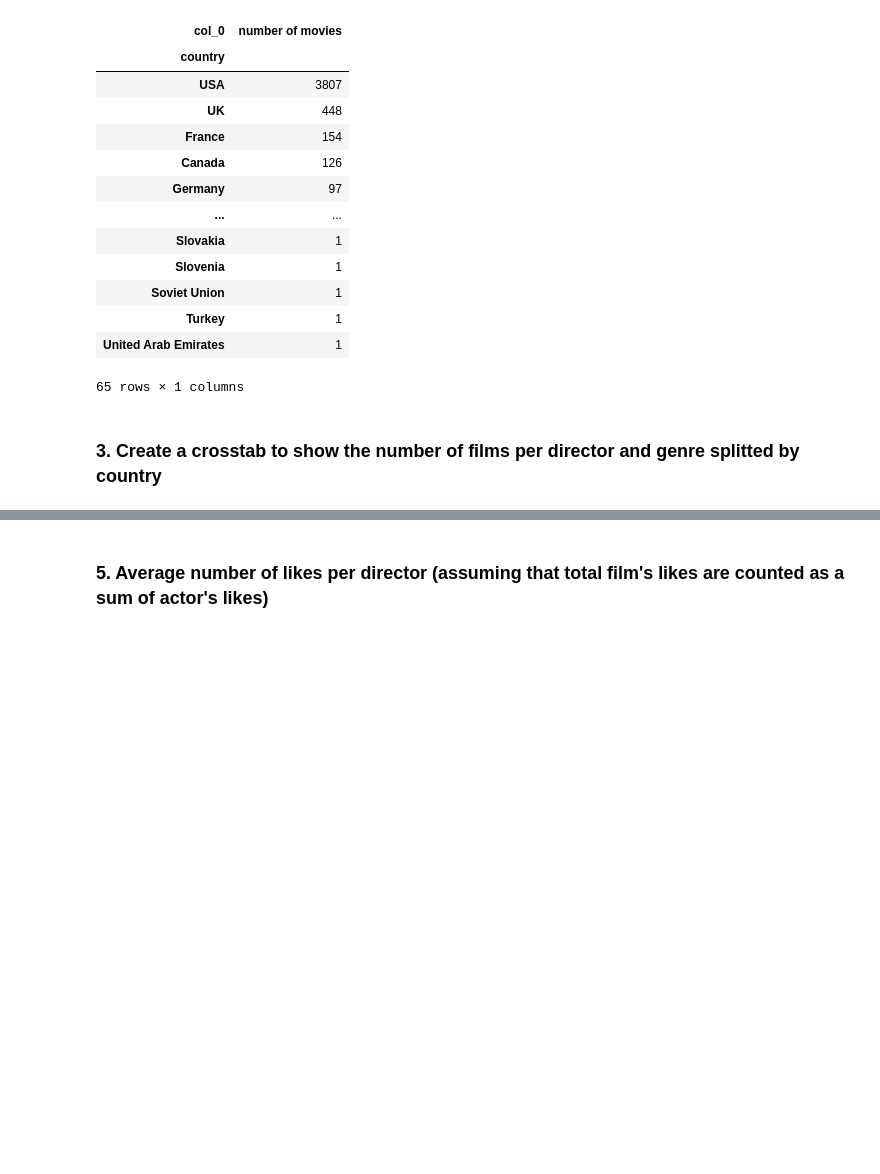
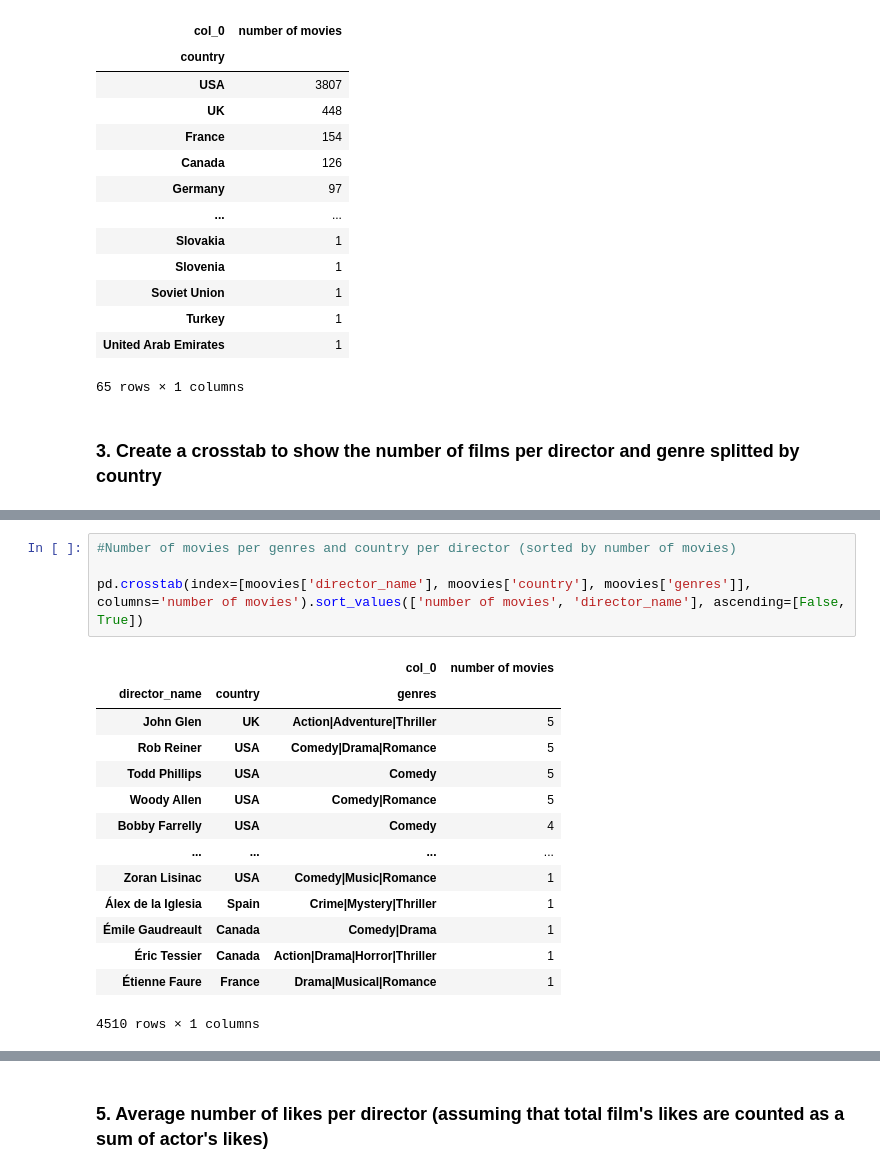
Before and after one commit to matthieubaillard/DAFT_0410, a Jupyter notebook: module_2/Lab_5_ Pivot-Tables-and-Crosstab/Crosstabs.ipynb, the cells around one changed output, grey strips where cells are left out. Saved outputs shown, nothing was run; the diff lists cells and outputs as text; blank space fills up the shorter version.

```diff
--- a/module_2/Lab_5_ Pivot-Tables-and-Crosstab/Crosstabs.ipynb
+++ b/module_2/Lab_5_ Pivot-Tables-and-Crosstab/Crosstabs.ipynb
@@ -83,0 +115,19 @@ moovies_country
+# %%
+#Number of movies per genres and country per director (sorted by number of movies)
+
+pd.crosstab(index=[moovies['director_name'], moovies['country'], moovies['genres']], columns='number of movies').sort_values(['number of movies', 'director_name'], ascending=[False, True])
+# %% [output]
+|  |  | col_0 | number of movies |
+| director_name | country | genres |  |
+| John Glen | UK | Action|Adventure|Thriller | 5 |
+| Rob Reiner | USA | Comedy|Drama|Romance | 5 |
+| Todd Phillips | USA | Comedy | 5 |
+| Woody Allen | USA | Comedy|Romance | 5 |
+| Bobby Farrelly | USA | Comedy | 4 |
+| ... | ... | ... | ... |
+| Zoran Lisinac | USA | Comedy|Music|Romance | 1 |
+| Álex de la Iglesia | Spain | Crime|Mystery|Thriller | 1 |
+| Émile Gaudreault | Canada | Comedy|Drama | 1 |
+| Éric Tessier | Canada | Action|Drama|Horror|Thriller | 1 |
+| Étienne Faure | France | Drama|Musical|Romance | 1 |
+4510 rows × 1 columns
```
Also changed, not shown: parts of 12 cells of this notebook.
